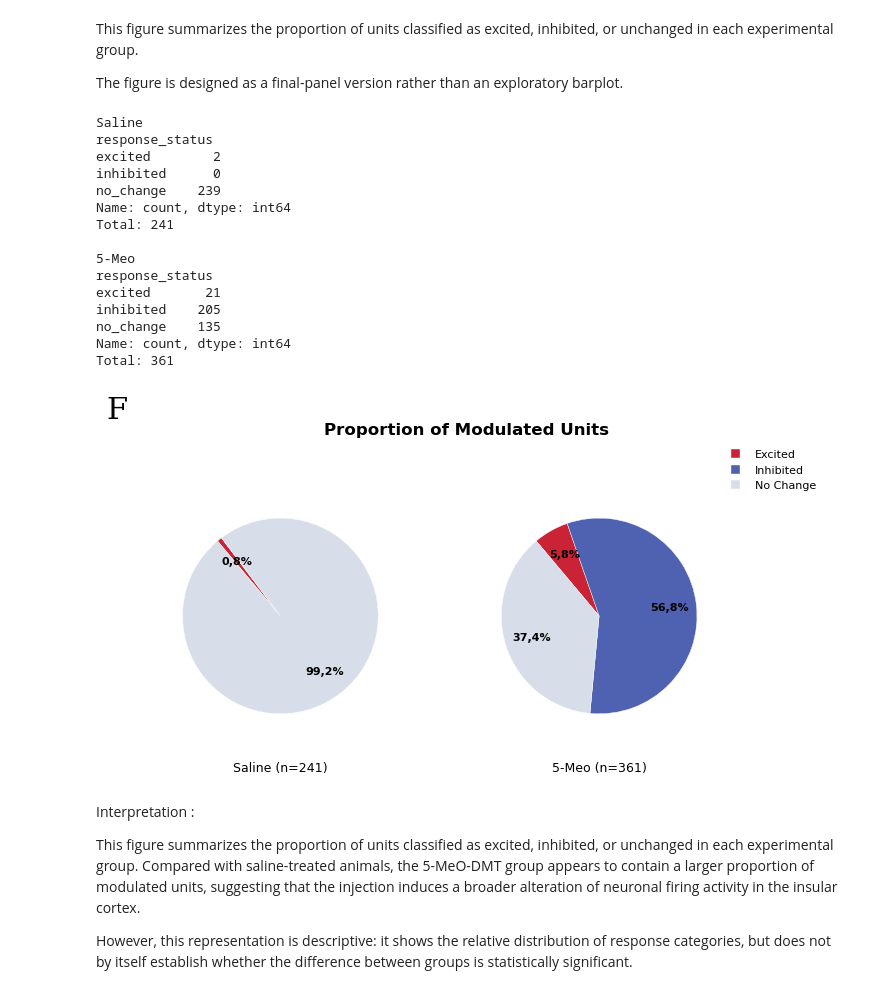
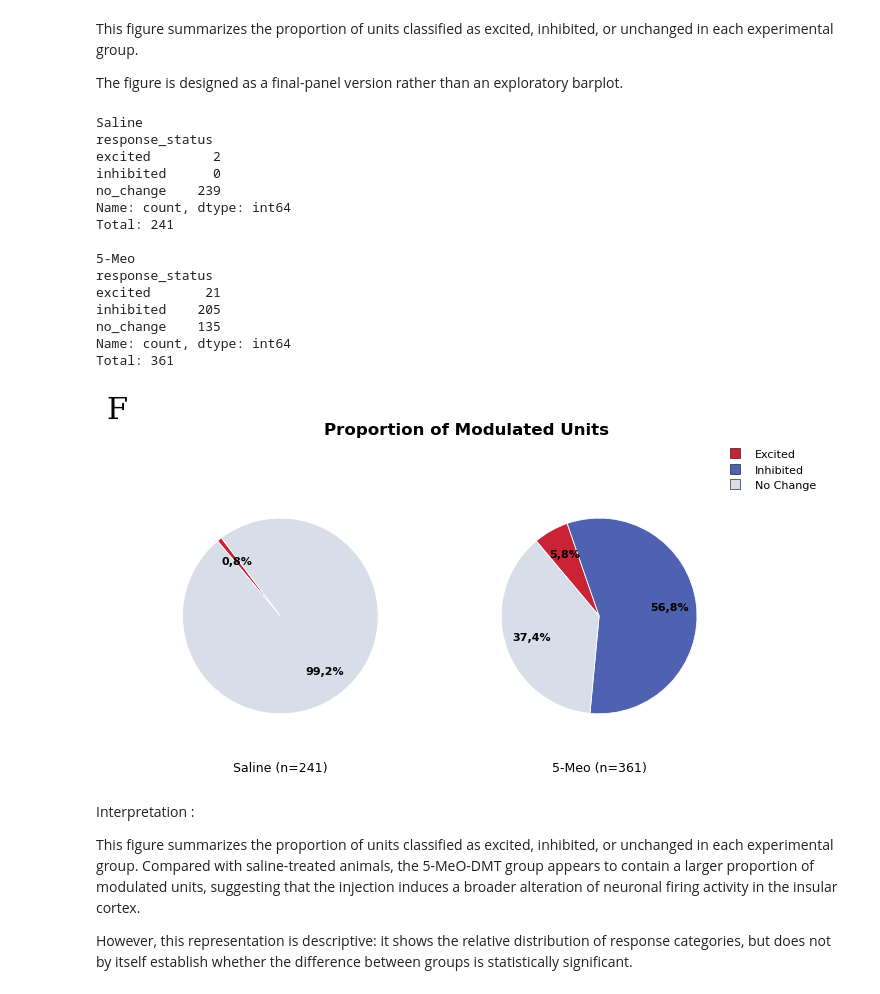
Before and after one commit to benoiteginard-hub/Neural-Unit-Clustering-and-Response-Analysis, a Jupyter notebook: 02_response_analysis.ipynb, the cells around one changed output. Drawn from its saved outputs; the diff is of its cells as text; code cells hidden in the pictures.

```diff
--- a/02_response_analysis.ipynb
+++ b/02_response_analysis.ipynb
@@ -307,7 +307,13 @@ The figure is designed as a final-panel version rather than an exploratory barpl
 # %%
 group_order = [g for g in GROUP_ORDER if g in df_all["group"].unique()]
 
-fig, axes = plt.subplots(1, len(group_order), figsize=(7.5, 4.2))
+fig, axes = plt.subplots(
+    1,
+    len(group_order),
+    figsize=(7.5, 4.2),
+    facecolor="white"
+)
+
 if len(group_order) == 1:
     axes = [axes]
 
@@ -316,9 +322,12 @@ fig.suptitle(
     fontsize=12,
     fontweight="bold",
     y=0.92,
+    color="black",
 )
 
 for ax, group in zip(axes, group_order):
+    ax.set_facecolor("white")
+
     subset = df_all[df_all["group"] == group]
 
     pie_counts = (
@@ -332,7 +341,7 @@ for ax, group in zip(axes, group_order):
     print("Total:", pie_counts.sum())
 
     if pie_counts.sum() == 0:
-        ax.text(0.5, 0.5, "No data", ha="center", va="center")
+        ax.text(0.5, 0.5, "No data", ha="center", va="center", color="black")
         ax.axis("off")
         continue
 
@@ -343,14 +352,22 @@ for ax, group in zip(axes, group_order):
         counterclock=False,
         autopct=autopct_format,
         pctdistance=0.72,
-        textprops={"fontsize": 8, "fontweight": "bold", "color": "black"},
-        wedgeprops={"linewidth": 0.3, "edgecolor": "white"},
+        textprops={
+            "fontsize": 8,
+            "fontweight": "bold",
+            "color": "black"
+        },
+        wedgeprops={
+            "linewidth": 0.6,
+            "edgecolor": "white"
+        },
     )
 
     ax.set_title(
         f"{group} (n={pie_counts.sum()})",
         fontsize=9,
         y=-0.12,
+        color="black",
     )
     ax.axis("equal")
 
@@ -361,41 +378,59 @@ legend_handles = [
         color="w",
         label=STATUS_LABELS[status],
         markerfacecolor=STATUS_COLORS[status],
+        markeredgecolor="black",
+        markeredgewidth=0.4,
         markersize=7,
     )
     for status in STATUS_ORDER
 ]
 
 fig.legend(
     handles=legend_handles,
     loc="upper right",
     bbox_to_anchor=(0.98, 0.88),
     frameon=False,
     fontsize=8,
 )
 
-fig.text(0.02, 0.93, "F", fontsize=22, fontweight="normal", family="serif")
+fig.text(
+    0.02,
+    0.93,
+    "F",
+    fontsize=22,
+    fontweight="normal",
+    family="serif",
+    color="black",
+)
 
 plt.tight_layout(rect=[0.03, 0.03, 0.90, 0.88])
-plt.savefig("figures/response_status_pie_by_group.png", dpi=300, bbox_inches="tight", transparent=True)
+
+plt.savefig(
+    "figures/response_status_pie_by_group.png",
+    dpi=300,
+    bbox_inches="tight",
+    facecolor="white",
+    edgecolor="none"
+)
+
 plt.show()
 # %% [output]
 Saline
 response_status
 excited        2
 inhibited      0
 no_change    239
 Name: count, dtype: int64
 Total: 241
 
 5-Meo
 response_status
 excited       21
 inhibited    205
 no_change    135
 Name: count, dtype: int64
 Total: 361
-[figure, old version]
+[figure, new version]
 # %% [markdown]
 Interpretation :
 
```
Also changed, not shown: parts of 1 cell of this notebook, 3 other files.
